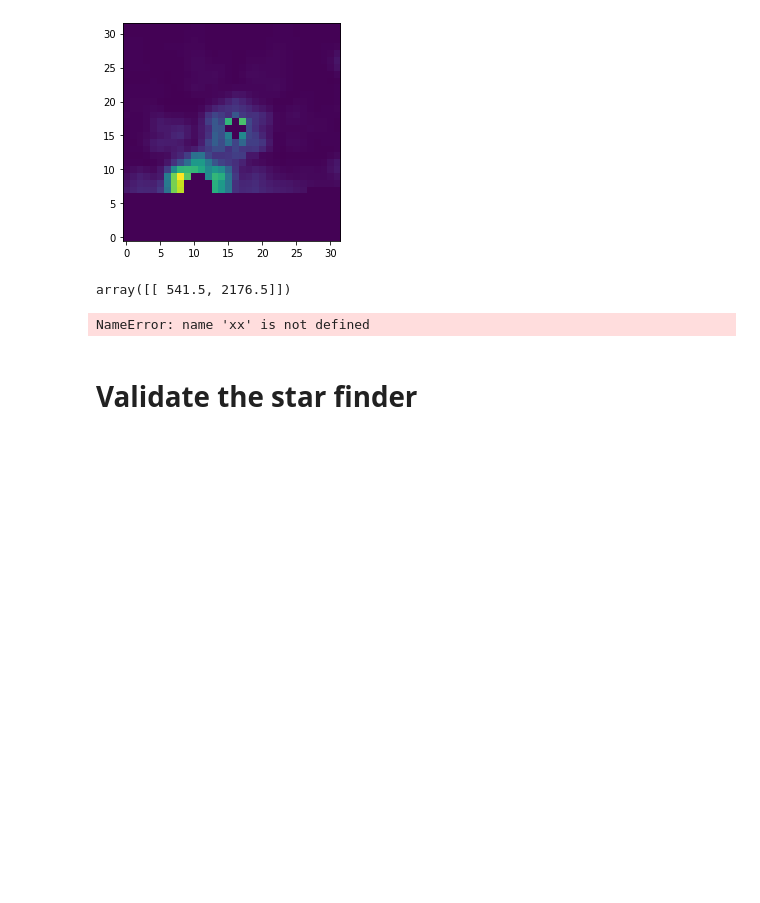
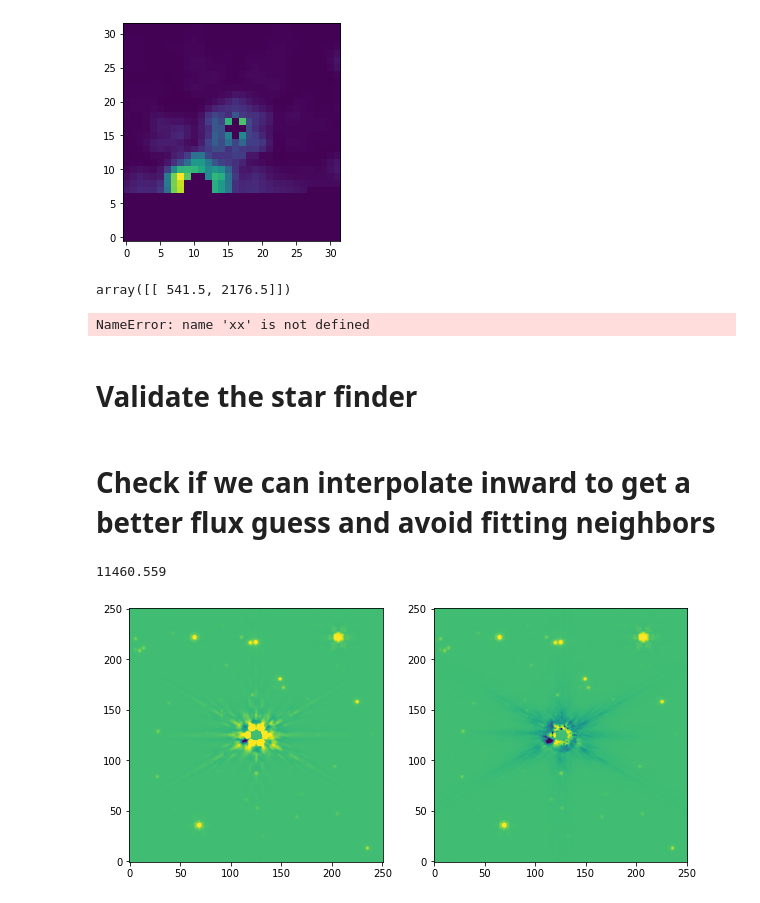
Before and after one commit to keflavich/JW0731_Carina, a Jupyter notebook: FitSaturatedStars.ipynb, the cells around one changed output. Drawn from its saved outputs; the diff is of its cells as text; code cells hidden in the pictures; blank space fills up the shorter version.

```diff
--- a/FitSaturatedStars.ipynb
+++ b/FitSaturatedStars.ipynb
@@ -657,3 +657,18 @@ is_star(data[validation_slice], sources, srcid+1, slices[0], min_flux=5000, rind
 finder_maker(min_size=0, max_size=200)(data[validation_slice])
 # %%
 finder_maker(min_size=0, max_size=500)(data[validation_slice], mask=ndimage.binary_dilation(data==0, iterations=1))
+# %% [markdown]
+# Check if we can interpolate inward to get a better flux guess and avoid fitting neighbors
+# %%
+star = brightest_stars[2]
+
+pl.figure(figsize=(10,5))
+slc = star.slices
+norm = simple_norm(data[slc], stretch='asinh', max_percent=99.5, min_percent=0.01)
+msk = data[slc] != 0
+pl.subplot(1,2,1).imshow(data[slc]*msk, origin='lower', norm=norm)
+pl.subplot(1,2,2).imshow(resid[slc]*msk, origin='lower', norm=norm)
+data[slc][ndimage.binary_dilation(data[slc]==0, iterations=3)].sum()
+# %% [output]
+11460.559
+[figure, added]
```
Also changed, not shown: parts of 22 cells of this notebook, 3 other files.
